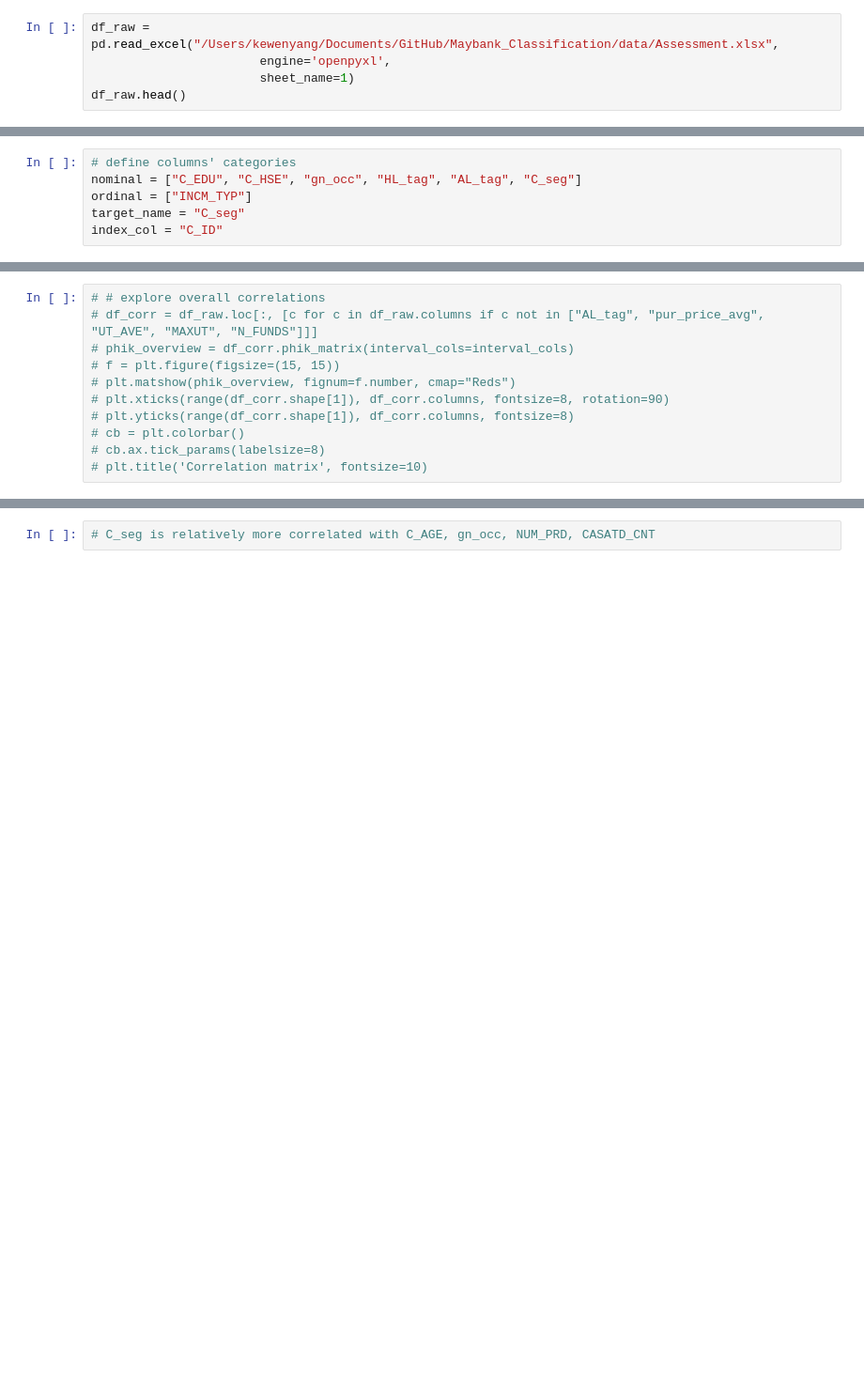
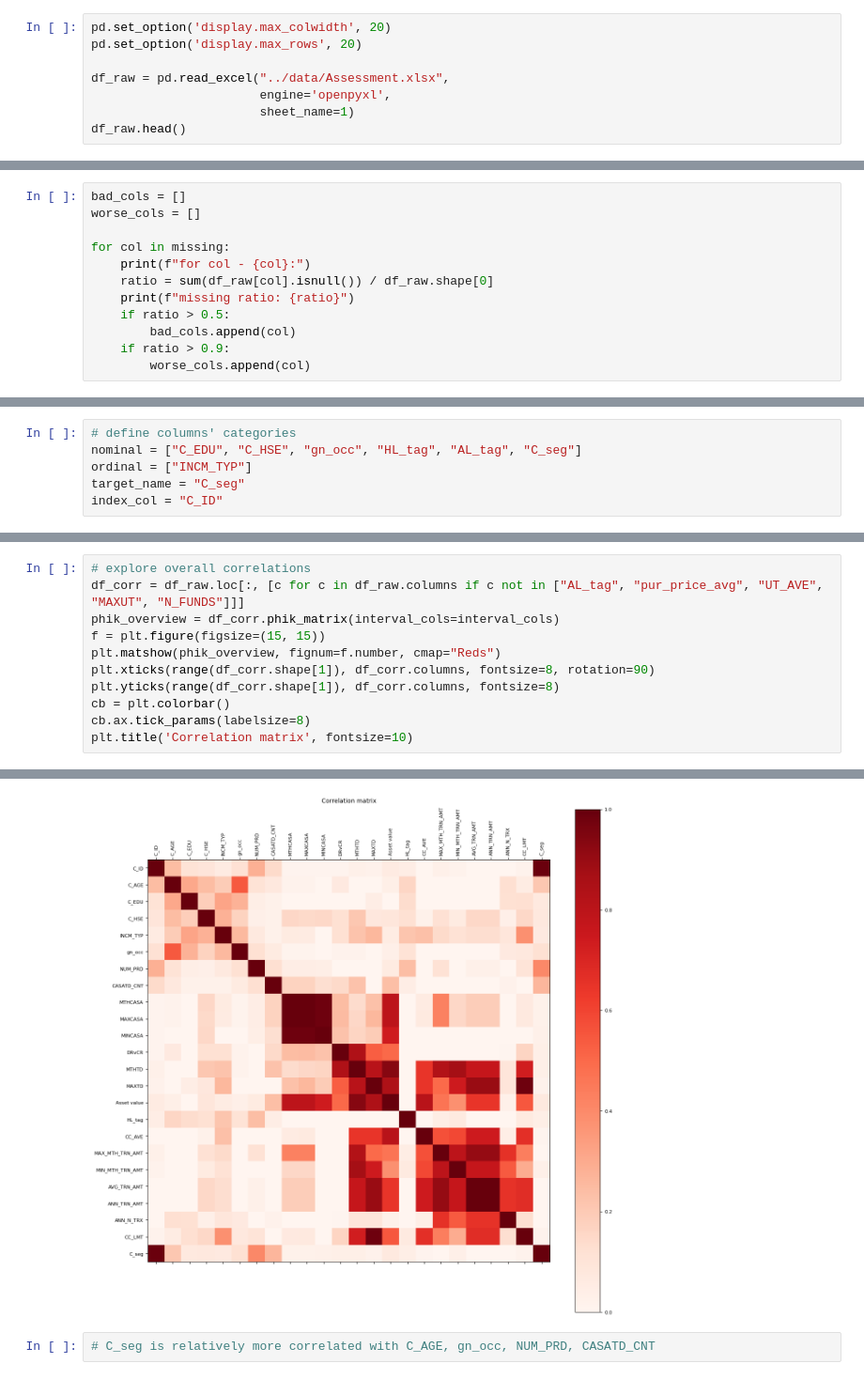
Before and after one commit to yang0369/Maybank_Classification, a Jupyter notebook: analysis/experiment_xgboost.ipynb, the cells around one changed output, grey strips where cells are left out. Shown at 94% size. Drawn from its saved outputs; the diff is of its cells as text; blank space fills up the shorter version.

```diff
--- a/analysis/experiment_xgboost.ipynb
+++ b/analysis/experiment_xgboost.ipynb
@@ -46,5 +82,8 @@ meta
 # %%
-df_raw = pd.read_excel("/Users/kewenyang/Documents/GitHub/Maybank_Classification/data/Assessment.xlsx",
+pd.set_option('display.max_colwidth', 20)
+pd.set_option('display.max_rows', 20)
+
+df_raw = pd.read_excel("../data/Assessment.xlsx",
                        engine='openpyxl',
                        sheet_name=1)
 df_raw.head()
@@ -75,0 +193,12 @@ for col in missing:
+# %%
+bad_cols = []
+worse_cols = []
+
+for col in missing:
+    print(f"for col - {col}:")
+    ratio = sum(df_raw[col].isnull()) / df_raw.shape[0]
+    print(f"missing ratio: {ratio}")
+    if ratio > 0.5:
+        bad_cols.append(col)
+    if ratio > 0.9:
+        worse_cols.append(col)
@@ -96,11 +292,12 @@ interval_cols
 # %%
-# # explore overall correlations
-# df_corr = df_raw.loc[:, [c for c in df_raw.columns if c not in ["AL_tag", "pur_price_avg", "UT_AVE", "MAXUT", "N_FUNDS"]]]
-# phik_overview = df_corr.phik_matrix(interval_cols=interval_cols)
-# f = plt.figure(figsize=(15, 15))
-# plt.matshow(phik_overview, fignum=f.number, cmap="Reds")
-# plt.xticks(range(df_corr.shape[1]), df_corr.columns, fontsize=8, rotation=90)
-# plt.yticks(range(df_corr.shape[1]), df_corr.columns, fontsize=8)
-# cb = plt.colorbar()
-# cb.ax.tick_params(labelsize=8)
-# plt.title('Correlation matrix', fontsize=10)
+# explore overall correlations
+df_corr = df_raw.loc[:, [c for c in df_raw.columns if c not in ["AL_tag", "pur_price_avg", "UT_AVE", "MAXUT", "N_FUNDS"]]]
+phik_overview = df_corr.phik_matrix(interval_cols=interval_cols)
+f = plt.figure(figsize=(15, 15))
+plt.matshow(phik_overview, fignum=f.number, cmap="Reds")
+plt.xticks(range(df_corr.shape[1]), df_corr.columns, fontsize=8, rotation=90)
+plt.yticks(range(df_corr.shape[1]), df_corr.columns, fontsize=8)
+cb = plt.colorbar()
+cb.ax.tick_params(labelsize=8)
+plt.title('Correlation matrix', fontsize=10)
+# %% [output]
@@ -107,3 +305,4 @@ interval_cols
+[figure, added]
 # %%
 # C_seg is relatively more correlated with C_AGE, gn_occ, NUM_PRD, CASATD_CNT
 # %%
```
Also changed, not shown: parts of 55 cells of this notebook, 2 other files.
